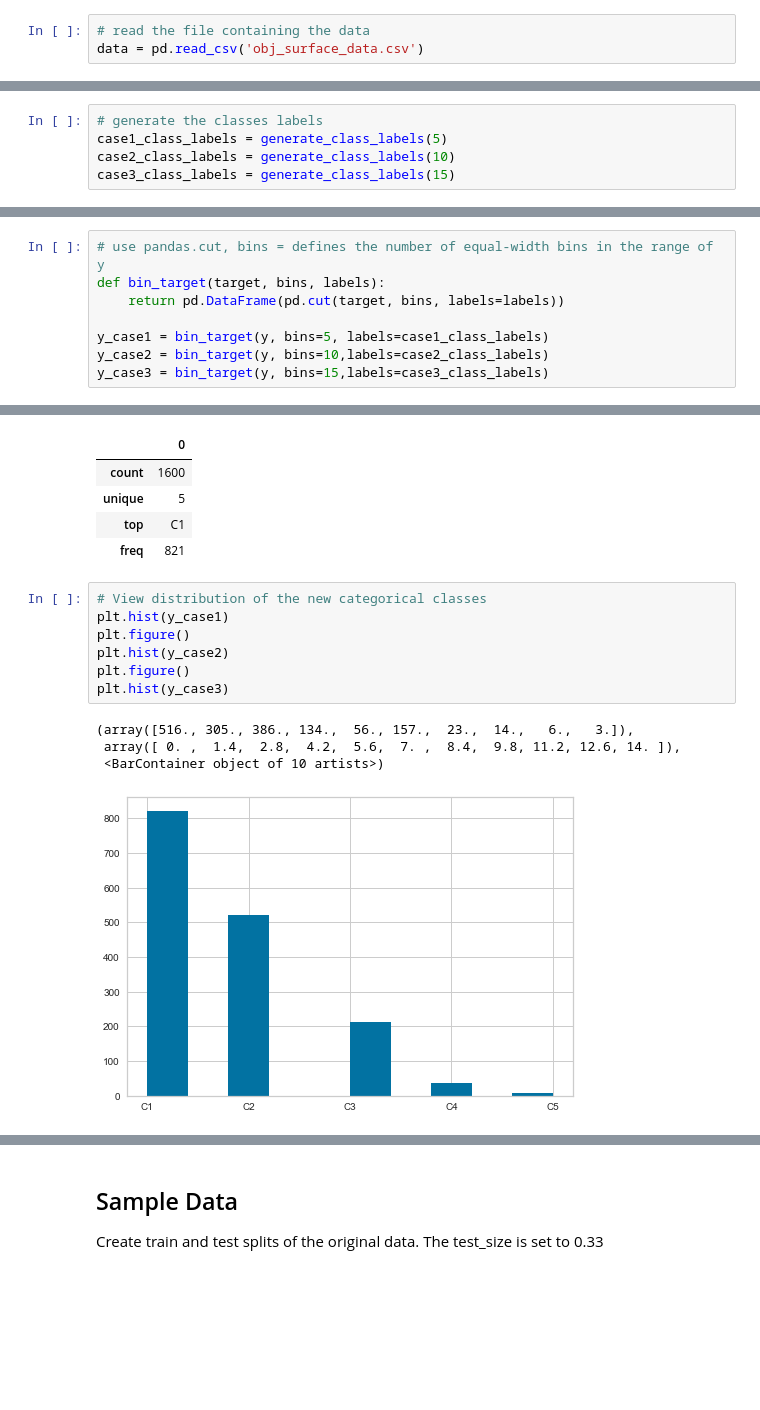
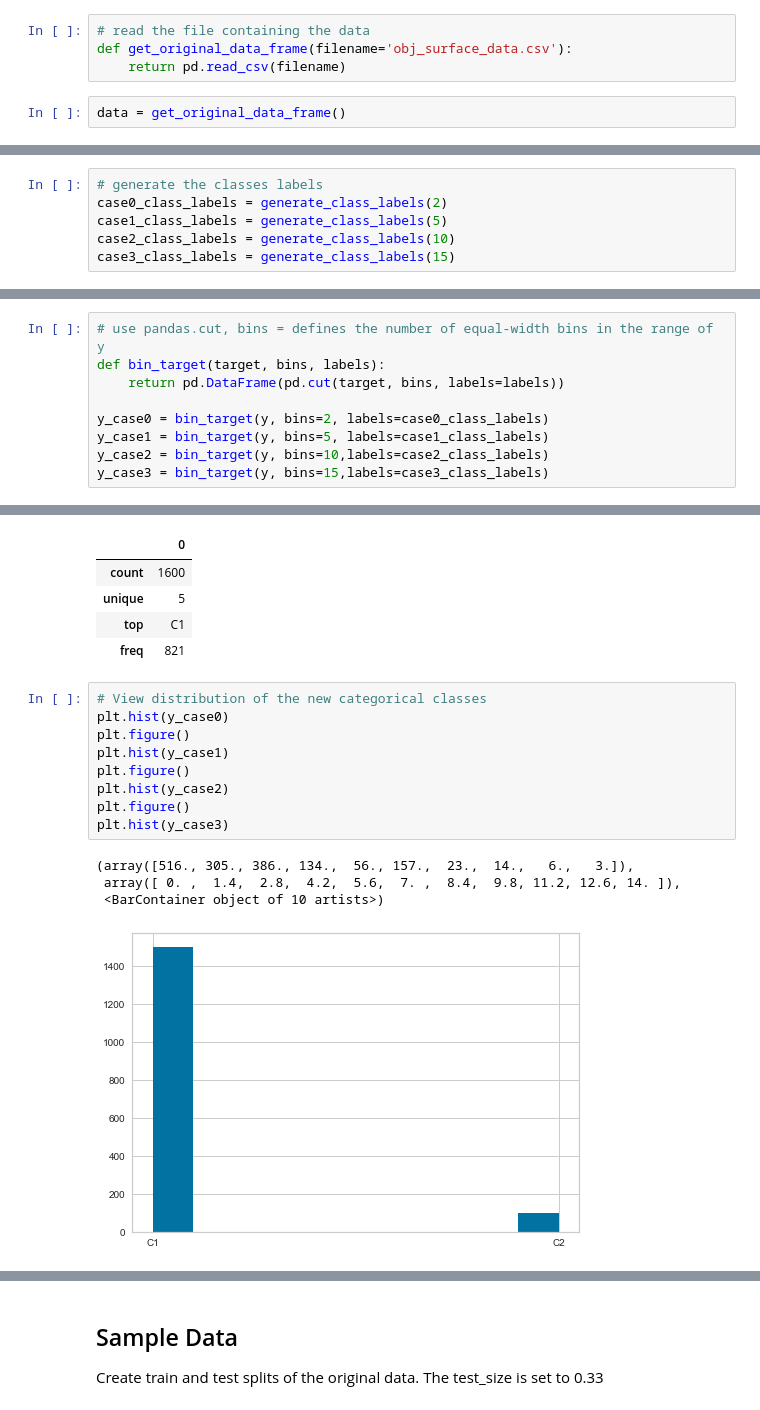
Before and after one commit to jeosol/ml_reviews, a Jupyter notebook: surrogate_models/surrogate_model.ipynb, the cells around one changed output, grey strips where cells are left out. Drawn from its saved outputs; the diff is of its cells as text; blank space fills up the shorter version.

```diff
--- a/surrogate_models/surrogate_model.ipynb
+++ b/surrogate_models/surrogate_model.ipynb
@@ -32,7 +32,10 @@ num_rows, num_cols = 40, 40
 ### Gather Data
 # %%
 # read the file containing the data
-data = pd.read_csv('obj_surface_data.csv')
+def get_original_data_frame(filename='obj_surface_data.csv'):
+    return pd.read_csv(filename)
+# %%
+data = get_original_data_frame()
 # %% [markdown]
 ## Data Exploration
 # %%
@@ -127,6 +130,7 @@ def generate_class_labels(num_classes):
     return ['C' + str(i) for i in range(1, num_classes+1)]
 # %%
 # generate the classes labels
+case0_class_labels = generate_class_labels(2)
 case1_class_labels = generate_class_labels(5)
 case2_class_labels = generate_class_labels(10)
 case3_class_labels = generate_class_labels(15)
@@ -139,6 +143,7 @@ case2_class_labels
 def bin_target(target, bins, labels):
     return pd.DataFrame(pd.cut(target, bins, labels=labels))
 
+y_case0 = bin_target(y, bins=2, labels=case0_class_labels)
 y_case1 = bin_target(y, bins=5, labels=case1_class_labels)
 y_case2 = bin_target(y, bins=10,labels=case2_class_labels)
 y_case3 = bin_target(y, bins=15,labels=case3_class_labels)
@@ -162,13 +167,15 @@ y_case1.describe()
 | freq | 821 |
 # %%
 # View distribution of the new categorical classes
+plt.hist(y_case0)
+plt.figure()
 plt.hist(y_case1)
 plt.figure()
 plt.hist(y_case2)
 plt.figure()
 plt.hist(y_case3)
 # %% [output]
 (array([516., 305., 386., 134.,  56., 157.,  23.,  14.,   6.,   3.]),
  array([ 0. ,  1.4,  2.8,  4.2,  5.6,  7. ,  8.4,  9.8, 11.2, 12.6, 14. ]),
  <BarContainer object of 10 artists>)
-[figure, old version]
+[figure, new version]
```
Also changed, not shown: parts of 17 cells of this notebook.
